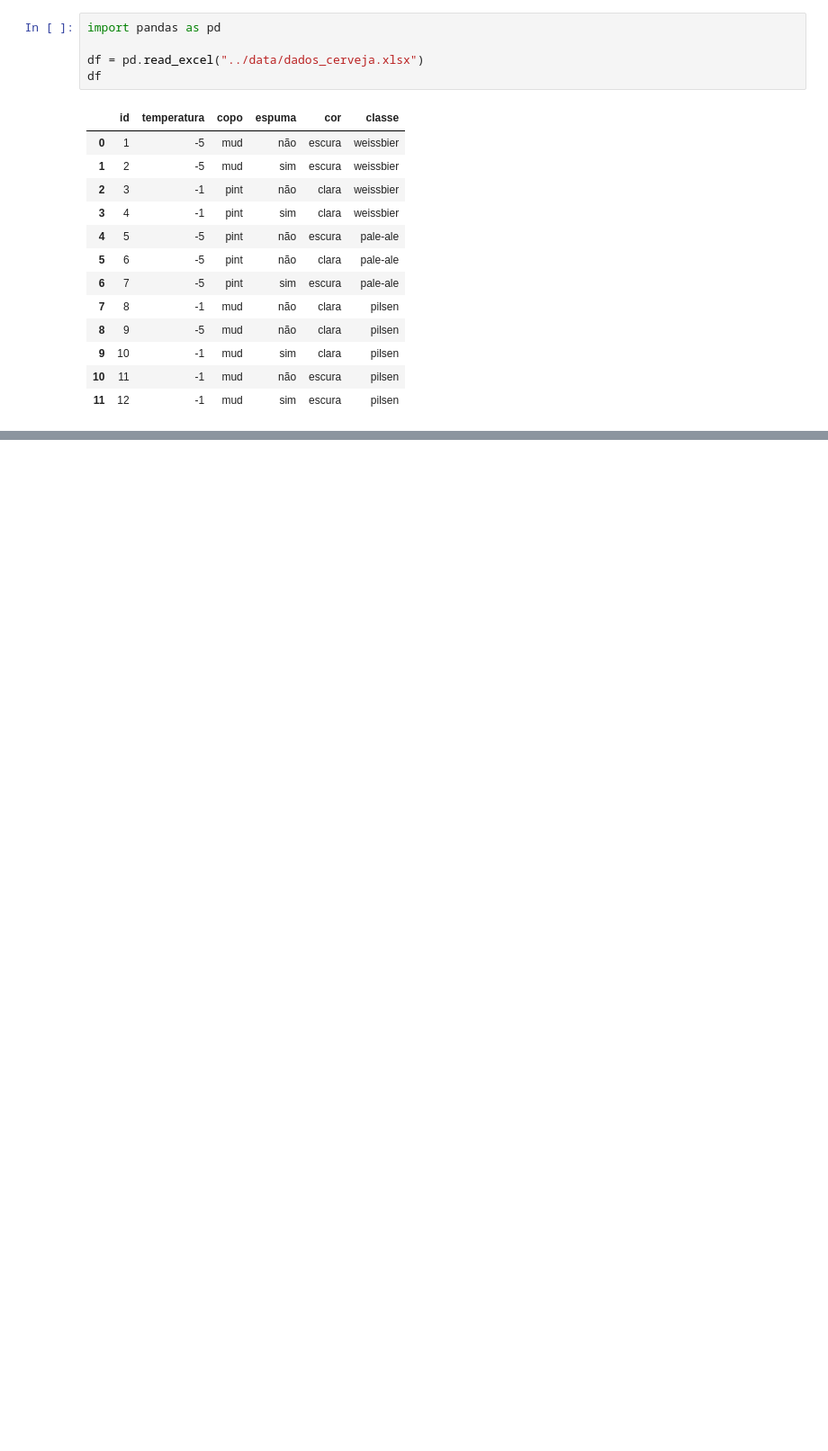
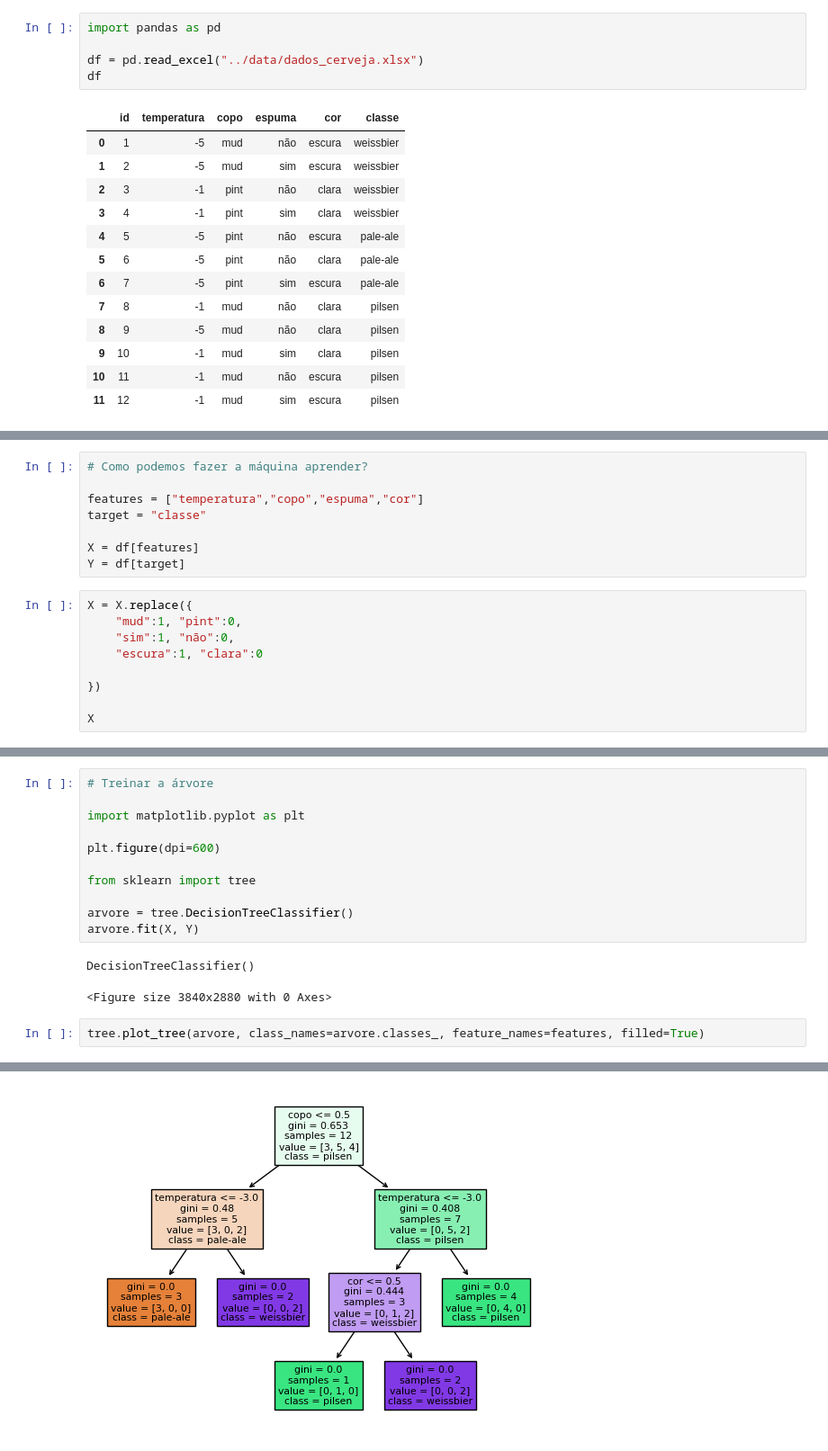
Before and after one commit to NatashaB-randao/Machine-Learning-para-Poneis, a Jupyter notebook: ml-4-poneis-main/dia01/cerveja.ipynb, the cells around one changed output, grey strips where cells are left out. Shown at 90% size. Saved outputs shown, nothing was run; the diff lists cells and outputs as text; blank space fills up the shorter version.

```diff
--- a/ml-4-poneis-main/dia01/cerveja.ipynb
+++ b/ml-4-poneis-main/dia01/cerveja.ipynb
@@ -68,0 +20,17 @@ dtype: float64
+# %%
+# Como podemos fazer a máquina aprender?
+
+features = ["temperatura","copo","espuma","cor"]
+target = "classe"
+
+X = df[features]
+Y = df[target]
+# %%
+X = X.replace({
+    "mud":1, "pint":0,
+    "sim":1, "não":0,
+    "escura":1, "clara":0
+
+})
+
+X
@@ -68,0 +51,17 @@ dtype: float64
+# %%
+# Treinar a árvore
+
+import matplotlib.pyplot as plt
+
+plt.figure(dpi=600)
+
+from sklearn import tree
+
+arvore = tree.DecisionTreeClassifier()
+arvore.fit(X, Y)
+# %% [output]
+DecisionTreeClassifier()
+<Figure size 3840x2880 with 0 Axes>
+# %%
+tree.plot_tree(arvore, class_names=arvore.classes_, feature_names=features, filled=True)
+# %% [output]
@@ -68,0 +77 @@ dtype: float64
+[figure, added]
```
Also changed, not shown: parts of 3 cells of this notebook, 1 other file.
